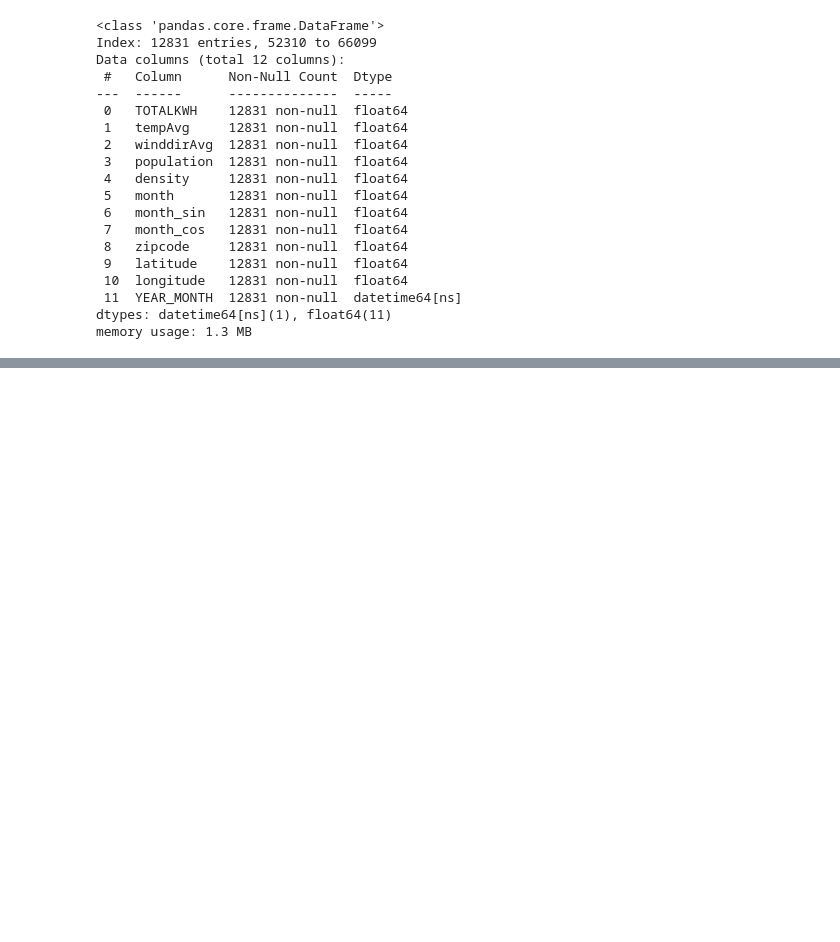
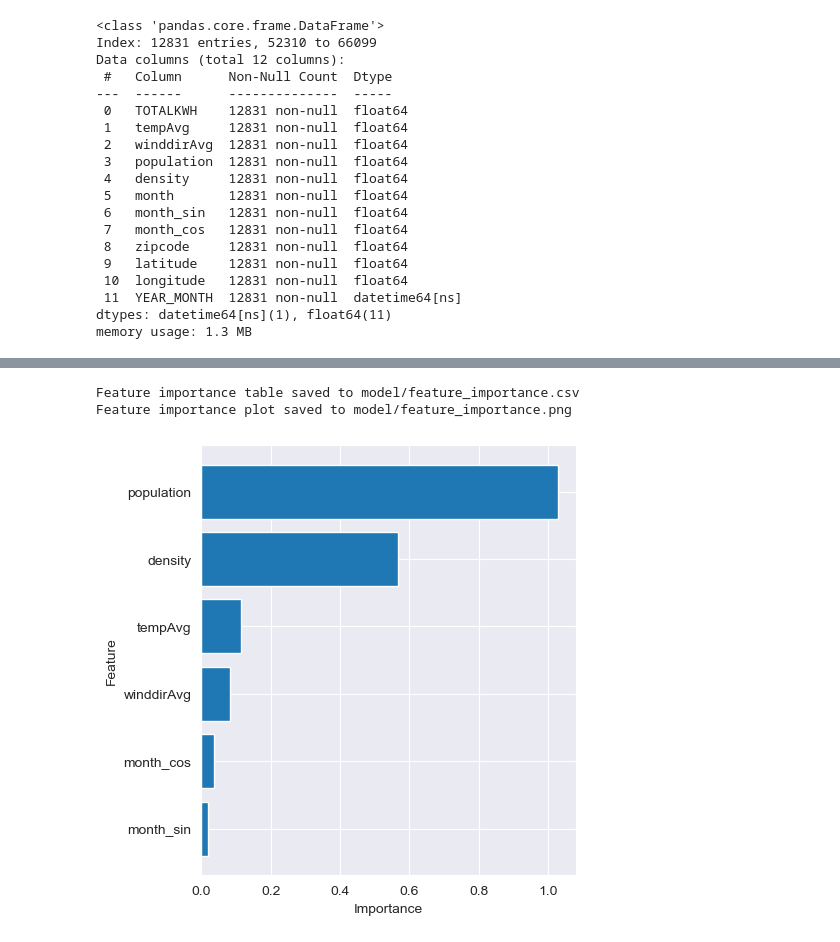
Before and after one commit to kaia-hu/Energy_Load_Forcasting, a Jupyter notebook: 3-LSTM.ipynb, the cells around one changed output, grey strips where cells are left out. Saved outputs shown, nothing was run; the diff lists cells and outputs as text; code cells hidden in the pictures; blank space fills up the shorter version.

```diff
--- a/3-LSTM.ipynb
+++ b/3-LSTM.ipynb
@@ -630,12 +613,12 @@ Early stopping at epoch 94
 model.load_state_dict(torch.load(os.path.join(MODEL_FOLDER, 'best_model_final.pth')))
 model.eval()
 
-# Create test sequences without considering zipcode
-if len(test_df) >= seq_length:
+# Create test sequences
+if len(test_df) >= SEQ_LEN:
     combined_df = pd.concat([train_df, test_df], ignore_index=True)
-    X_all, y_all, _ = create_sequences(combined_df, seq_length, series_cols, TARGET)
-    start_test = max(0, len(train_df) - seq_length)
-    end_test = len(combined_df) - seq_length
+    X_all, y_all, _ = create_sequences(combined_df, series_cols)
+    start_test = max(0, len(train_df) - SEQ_LEN)
+    end_test = len(combined_df) - SEQ_LEN
     X_test = X_all[start_test:end_test]
     y_test = y_all[start_test:end_test]
 else:
@@ -666,0 +653,60 @@ Test MAE: 3606711.3222
+# %%
+def plot_feature_importance(importances, feature_names, save_path):
+
+    importance_df = pd.DataFrame({
+        'feature': feature_names,
+        'importance': importances
+    }).sort_values(by='importance', ascending=True)
+
+    # save importance_df to csv
+    importance_df.to_csv(save_path.replace('.png', '.csv'), index=False)
+    print(f"Feature importance table saved to {save_path.replace('.png', '.csv')}")
+
+    plt.figure(figsize=(5, 5))
+    plt.barh(importance_df['feature'], importance_df['importance'])
+    plt.xlabel('Importance')
+    plt.ylabel('Feature')
+    plt.tight_layout()
+    plt.savefig(save_path)
+    print(f"Feature importance plot saved to {save_path}")
+    plt.show()
+
+def lstm_feature_importance(model, X_tensor, y_tensor, save_path, feature_names, n_repeats=10, random_state=42):
+    model = model.to(DEVICE)
+    model.eval()
+    np.random.seed(random_state)
+
+    # baseline performance
+    with torch.no_grad():
+        preds = model(X_tensor.to(DEVICE)).cpu().numpy()
+    baseline_score = mean_squared_error(y_tensor.cpu().numpy(), preds)
+
+    importances = np.zeros(X_tensor.shape[2] - 1) # excluding target variable
+
+    for i in range(1, X_tensor.shape[2]):
+        scores = []
+        for _ in range(n_repeats):
+            X_permuted = X_tensor.clone()
+            idx = torch.randperm(X_tensor.shape[0])
+            X_permuted[:, :, i] = X_tensor[idx, :, i]
+
+            with torch.no_grad():
+                preds_permuted = model(X_permuted.to(DEVICE)).cpu().numpy()
+            score = mean_squared_error(y_tensor.cpu().numpy(), preds_permuted)
+            scores.append(score - baseline_score)
+
+        importances[i - 1] = np.mean(scores)
+
+    plot_feature_importance(importances, feature_names, save_path)
+
+lstm_feature_importance(
+    model=model,
+    X_tensor=torch.FloatTensor(X_train_sorted).to(DEVICE),
+    y_tensor=torch.FloatTensor(y_train_sorted).to(DEVICE),
+    save_path=os.path.join(MODEL_FOLDER, 'feature_importance.png'),
+    feature_names=series_cols[1:]  # Exclude target variable
+)
+# %% [output]
+Feature importance table saved to model/feature_importance.csv
+Feature importance plot saved to model/feature_importance.png
+[figure, added]
```
Also changed, not shown: parts of 17 cells of this notebook.
